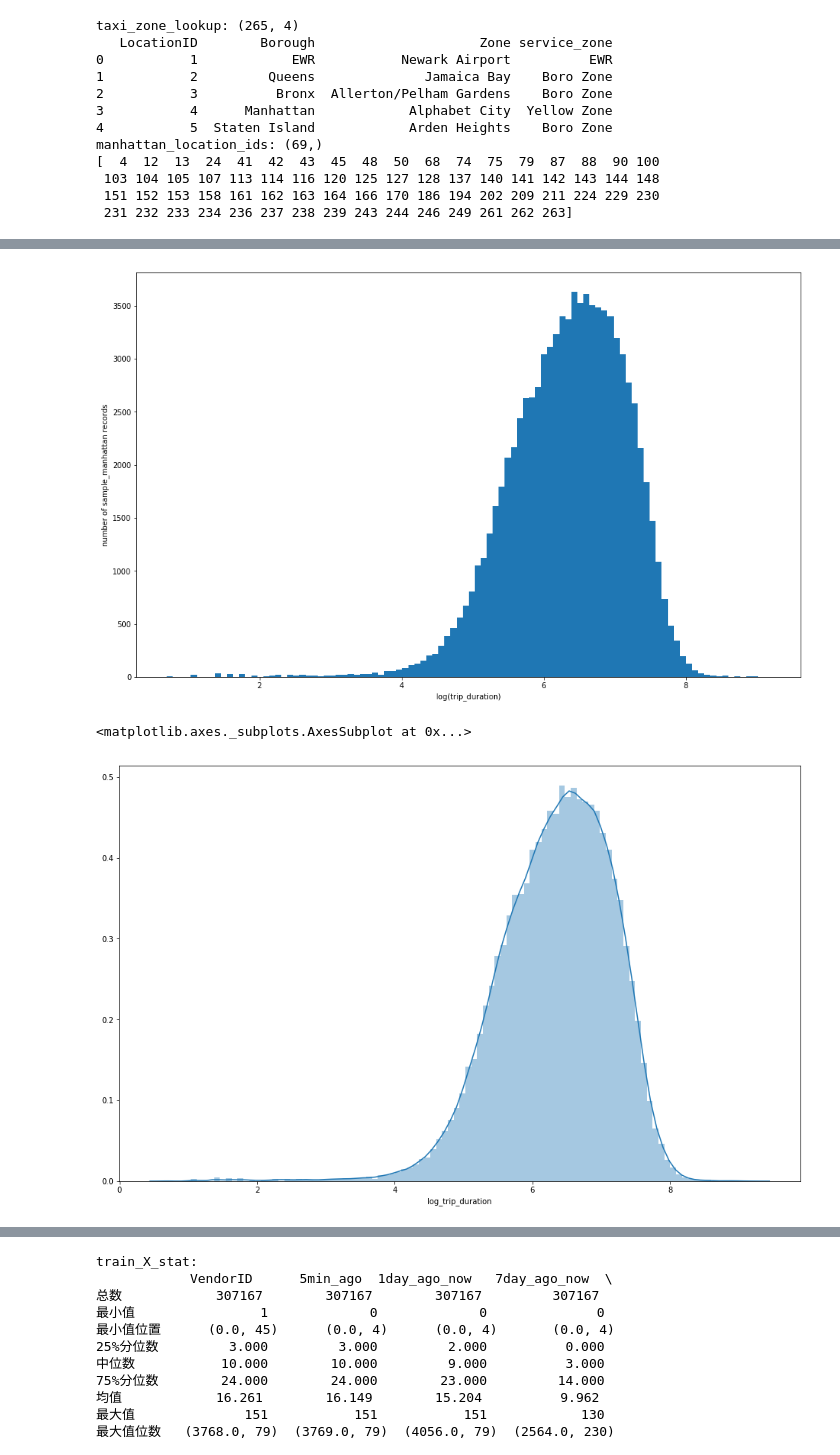
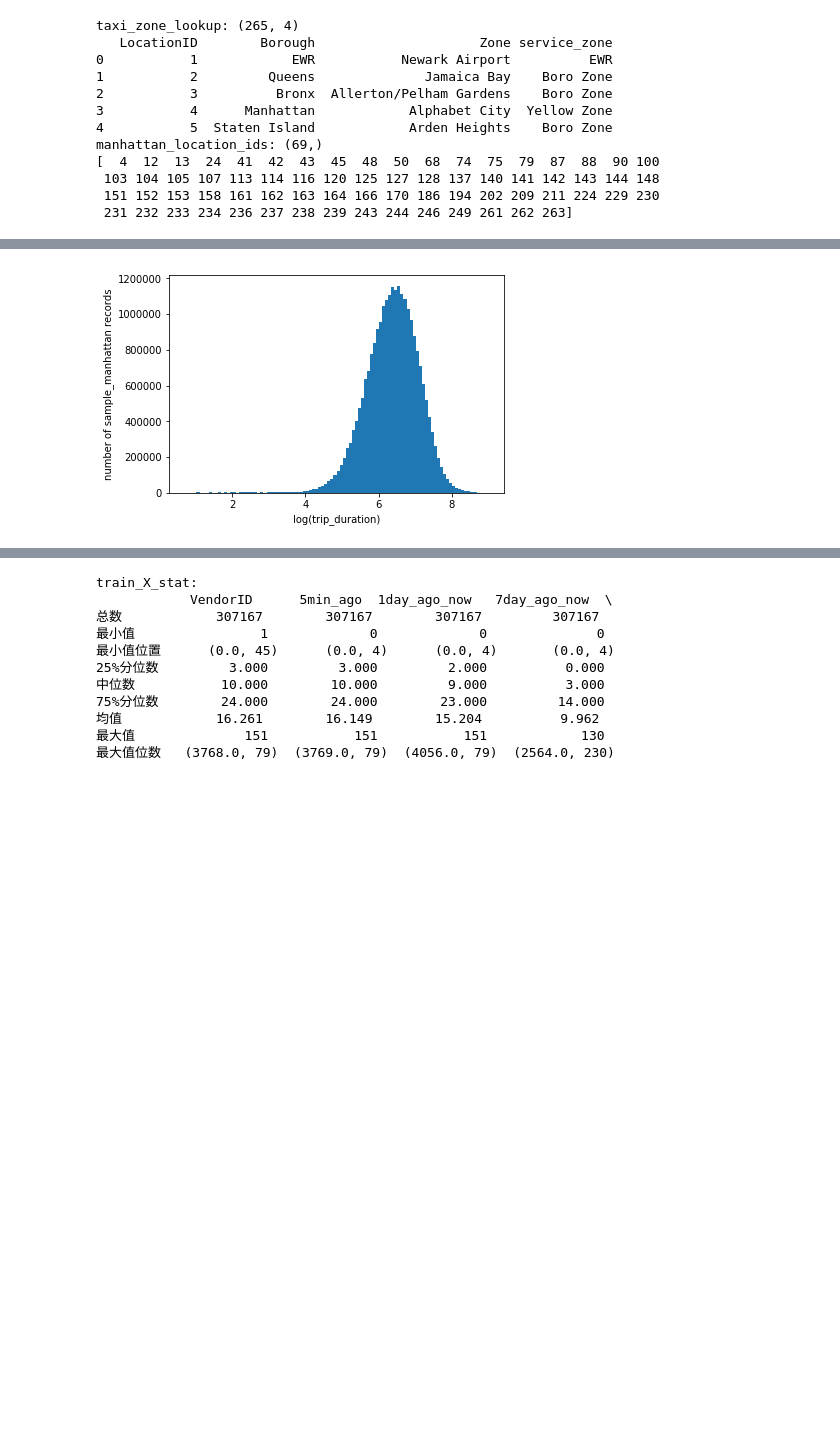
Before and after one commit to hlmiao/nyc_taxi_requests_prediction, a Jupyter notebook: nyc_taxi_requests_prediction.ipynb, the cells around one changed output, grey strips where cells are left out. Drawn from its saved outputs; the diff is of its cells as text; code cells hidden in the pictures; blank space fills up the shorter version.

```diff
--- a/nyc_taxi_requests_prediction.ipynb
+++ b/nyc_taxi_requests_prediction.ipynb
@@ -16,8 +16,8 @@ pd.set_option('display.max_columns', None)
 pd.set_option('display.float_format', lambda x: '%.3f' % x)
 
 first_datetime = datetime.datetime.strptime('2018-01-01 00:00:00', '%Y-%m-%d %H:%M:%S')
-last_datetime = datetime.datetime.strptime('2018-07-01 00:00:00', '%Y-%m-%d %H:%M:%S')
-train_valid_split_datetime = datetime.datetime.strptime('2018-06-01 00:00:00', '%Y-%m-%d %H:%M:%S')
+last_datetime = datetime.datetime.strptime('2018-04-01 00:00:00', '%Y-%m-%d %H:%M:%S')  # '2018-07-01 00:00:00'
+train_valid_split_datetime = datetime.datetime.strptime('2018-03-01 00:00:00', '%Y-%m-%d %H:%M:%S')  # '2018-06-01 00:00:00'
 print('first_datetime:', first_datetime)
 print('last_datetime:', last_datetime)
 print('train_valid_split_datetime:', train_valid_split_datetime)
@@ -181,0 +88,28 @@ tpep_pickup_weekday: 2711.038460969925
+# %%
+demo = False
+if demo:
+    sample = pd.read_csv('nyc-tlc/trip data/sample.csv')
+    sample_manhattan = filter_abnormal_data(sample)
+else:
+    for m in range(1, 4):  # (1, 7)
+        start = time.time()
+        sample_1 = pd.read_csv('nyc-tlc/trip data/yellow_tripdata_2018-0' + str(m) + '.csv')
+        print('read_csv 2018-0'+str(m)+':', time.time()-start)
+        sample_1 = filter_abnormal_data(sample_1)
+        print('filter_abnormal_data:', time.time()-start)
+        if m == 1:
+            sample_manhattan = sample_1
+        else:
+            sample_manhattan = pd.concat([sample_manhattan, sample_1], axis=0)
+        print('concat:', time.time()-start)
+print('sample_manhattan:', sample_manhattan.shape)
+
+start = time.time()
+m = np.mean(sample_manhattan['trip_duration'])
+s = np.std(sample_manhattan['trip_duration'])
+print('m:', m, 's:', s)
+sample_manhattan = sample_manhattan[sample_manhattan['trip_duration'] <= m + 2*s]
+sample_manhattan = sample_manhattan[sample_manhattan['trip_duration'] >= m - 2*s]
+print('filter trip_duration:', sample_manhattan.shape, time.time()-start)
+
+print('sample_manhattan.shape:', sample_manhattan.shape)
@@ -210,12 +223,10 @@ plt.show()
 # %%
 sample_manhattan['log_trip_duration'] = np.log(sample_manhattan['trip_duration'].values + 1)
 plt.hist(sample_manhattan['log_trip_duration'].values, bins=100)
 plt.xlabel('log(trip_duration)')
 plt.ylabel('number of sample_manhattan records')
 plt.show()
-sns.distplot(sample_manhattan["log_trip_duration"], bins =100)
+#sns.distplot(sample_manhattan["log_trip_duration"], bins =100)
 # %% [output]
-[figure, old version]
+[figure, new version]
-<matplotlib.axes._subplots.AxesSubplot at 0x...>
-[figure, removed]
 # %%
```
Also changed, not shown: parts of 16 cells of this notebook.
